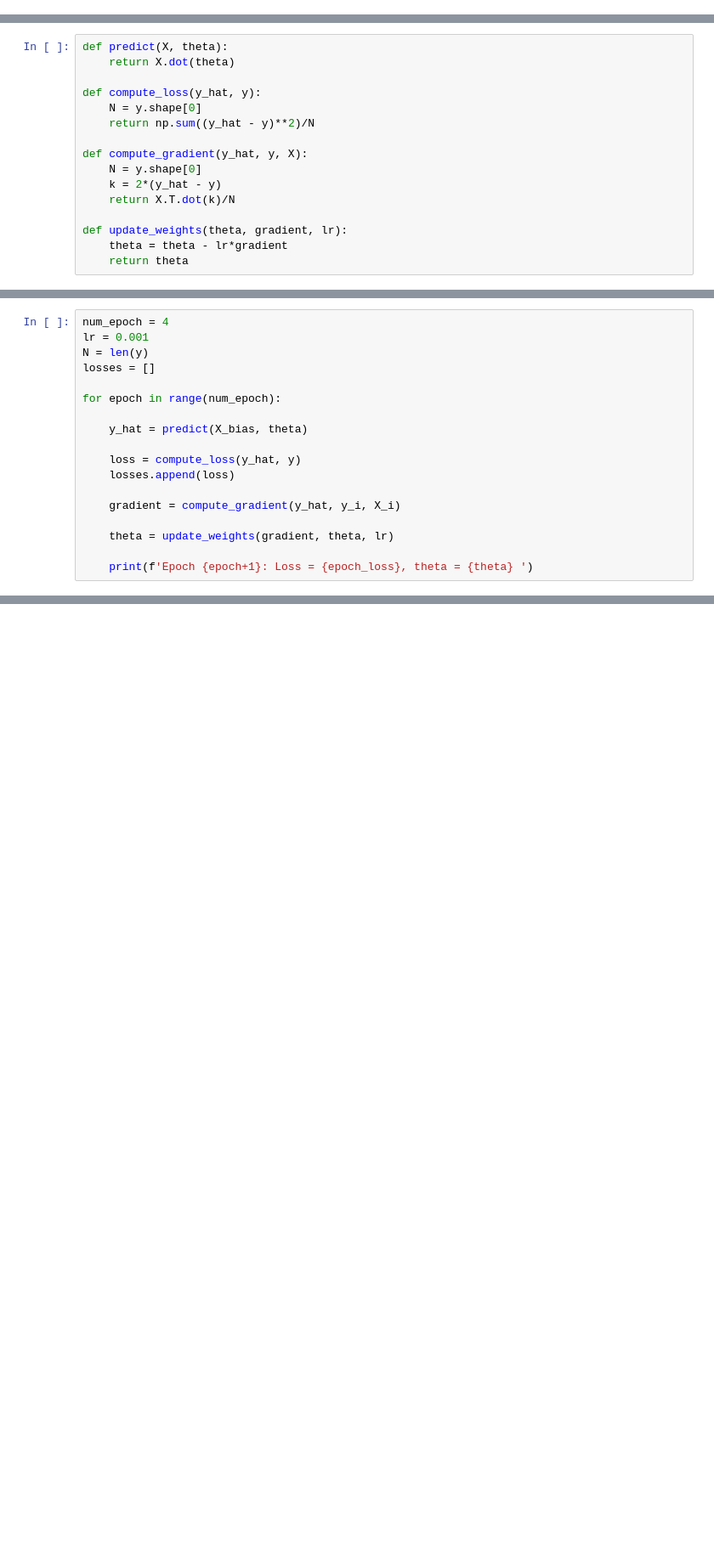
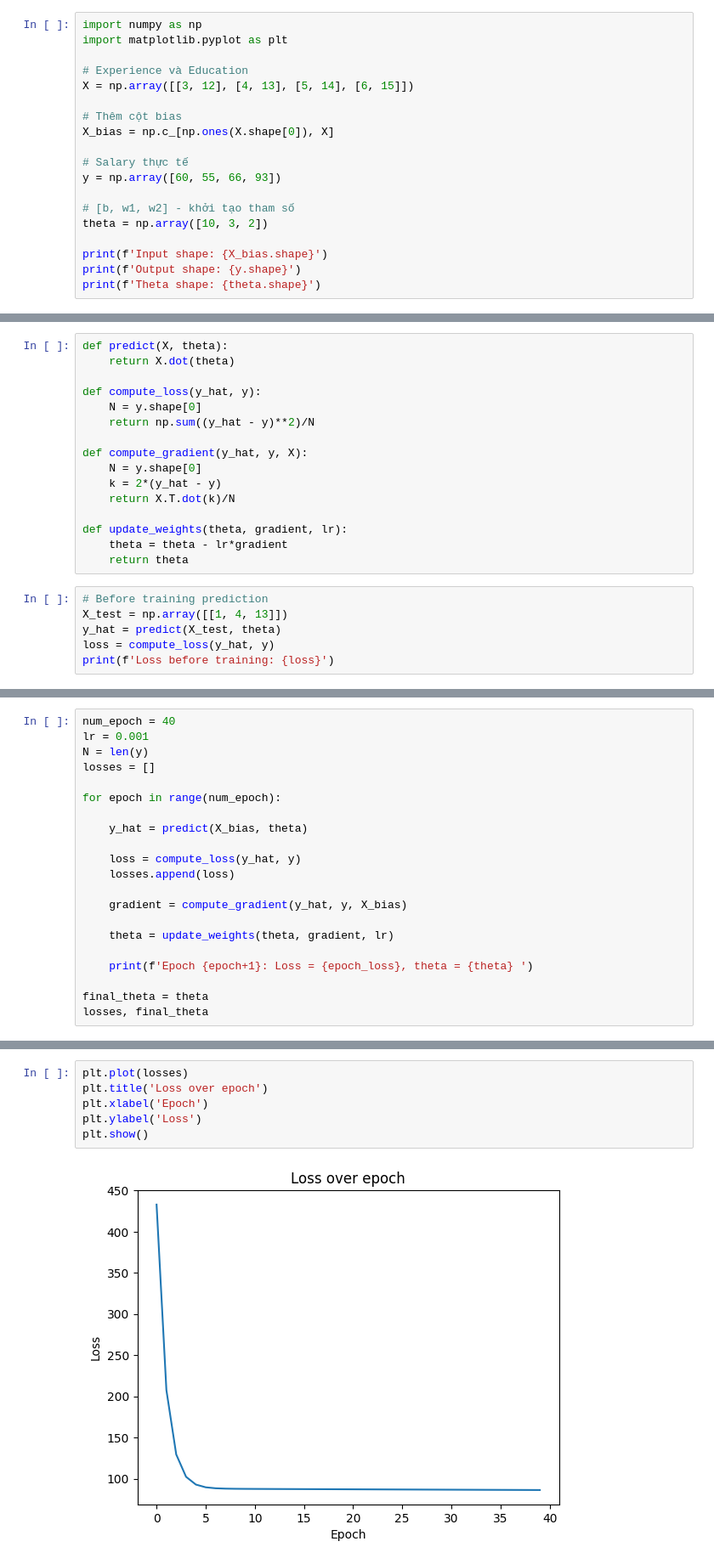
Before and after one commit to THIEN31103/Linear_Regression_Using_Numpy, a Jupyter notebook: Src/main.ipynb, the cells around one changed output, grey strips where cells are left out. Shown at 85% size. Saved outputs shown, nothing was run; the diff lists cells and outputs as text; blank space fills up the shorter version.

```diff
--- a/Src/main.ipynb
+++ b/Src/main.ipynb
@@ -61,2 +127,21 @@ for epoch in range(num_epoch):
 # %% [markdown]
 ![image.png](attachment:image.png)
+# %%
+import numpy as np
+import matplotlib.pyplot as plt
+
+# Experience và Education
+X = np.array([[3, 12], [4, 13], [5, 14], [6, 15]])
+
+# Thêm cột bias
+X_bias = np.c_[np.ones(X.shape[0]), X]
+
+# Salary thực tế
+y = np.array([60, 55, 66, 93])
+
+# [b, w1, w2] - khởi tạo tham số
+theta = np.array([10, 3, 2])
+
+print(f'Input shape: {X_bias.shape}')
+print(f'Output shape: {y.shape}')
+print(f'Theta shape: {theta.shape}')
@@ -76,3 +165,9 @@ def compute_gradient(y_hat, y, X):
 def update_weights(theta, gradient, lr):
     theta = theta - lr*gradient
     return theta
+# %%
+# Before training prediction
+X_test = np.array([[1, 4, 13]])
+y_hat = predict(X_test, theta)
+loss = compute_loss(y_hat, y)
+print(f'Loss before training: {loss}')
@@ -79,5 +176,5 @@ def update_weights(theta, gradient, lr):
 # %%
-num_epoch = 4
+num_epoch = 40
 lr = 0.001
 N = len(y)
 losses = []
@@ -89,8 +186,11 @@ for epoch in range(num_epoch):
     loss = compute_loss(y_hat, y)
     losses.append(loss)
 
-    gradient = compute_gradient(y_hat, y_i, X_i)
+    gradient = compute_gradient(y_hat, y, X_bias)
 
-    theta = update_weights(gradient, theta, lr)
+    theta = update_weights(theta, gradient, lr)
 
     print(f'Epoch {epoch+1}: Loss = {epoch_loss}, theta = {theta} ')
+
+final_theta = theta
+losses, final_theta
@@ -96,0 +240,8 @@ for epoch in range(num_epoch):
+# %%
+plt.plot(losses)
+plt.title('Loss over epoch')
+plt.xlabel('Epoch')
+plt.ylabel('Loss')
+plt.show()
+# %% [output]
+[figure, added]
```
Also changed, not shown: parts of 11 cells of this notebook.
